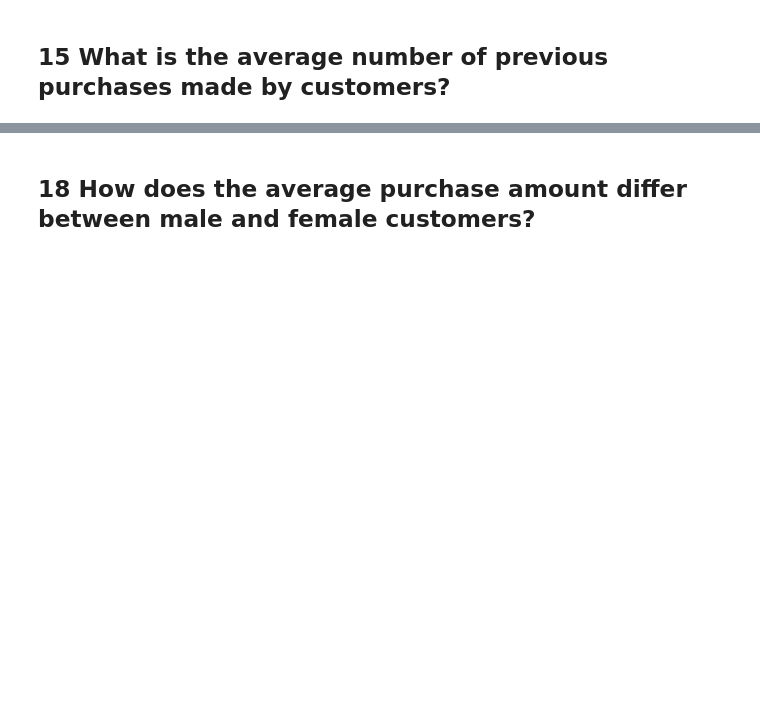
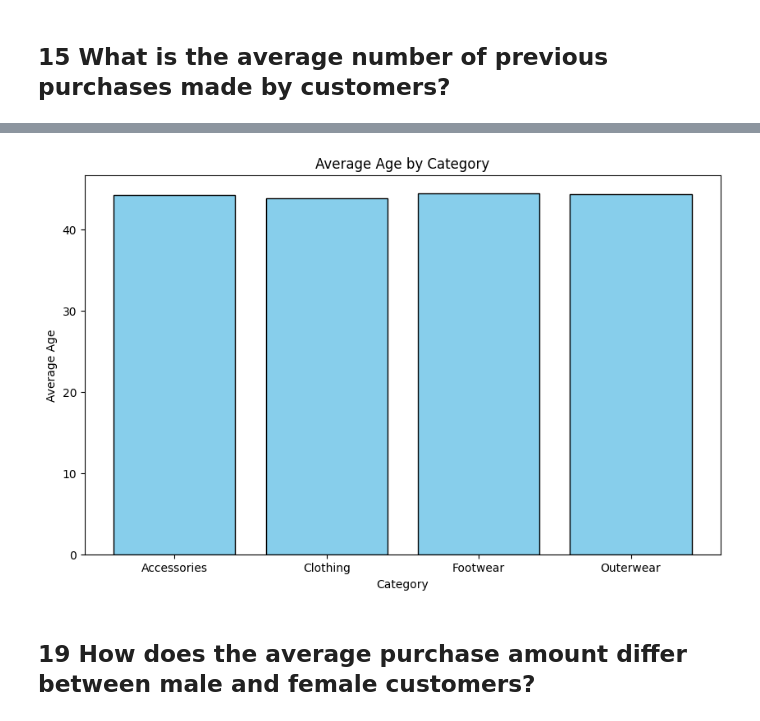
Before and after one commit to siddhima22/shopping_data_analysis, a Jupyter notebook: main.ipynb, the cells around one changed output, grey strips where cells are left out. Saved outputs shown, nothing was run; the diff lists cells and outputs as text; code cells hidden in the pictures; blank space fills up the shorter version.

```diff
--- a/main.ipynb
+++ b/main.ipynb
@@ -848,2 +887,20 @@ plt.show()
+# %%
+shop_group = shop.groupby('Category')['Age'].mean().reset_index()
+# %%
+
+categories = shop_group['Category']
+ages = shop_group['Age']
+
+plt.figure(figsize=(10, 6))
+plt.bar(categories, ages, color='skyblue', edgecolor='black')
+
+plt.xlabel('Category')
+plt.ylabel('Average Age')
+plt.title('Average Age by Category')
+
+
+plt.show()
+# %% [output]
+[figure, added]
 # %% [markdown]
-## 18 How does the average purchase amount differ between male and female customers?
+## 19 How does the average purchase amount differ between male and female customers?
```
Also changed, not shown: parts of 14 cells of this notebook, 1 other file.
